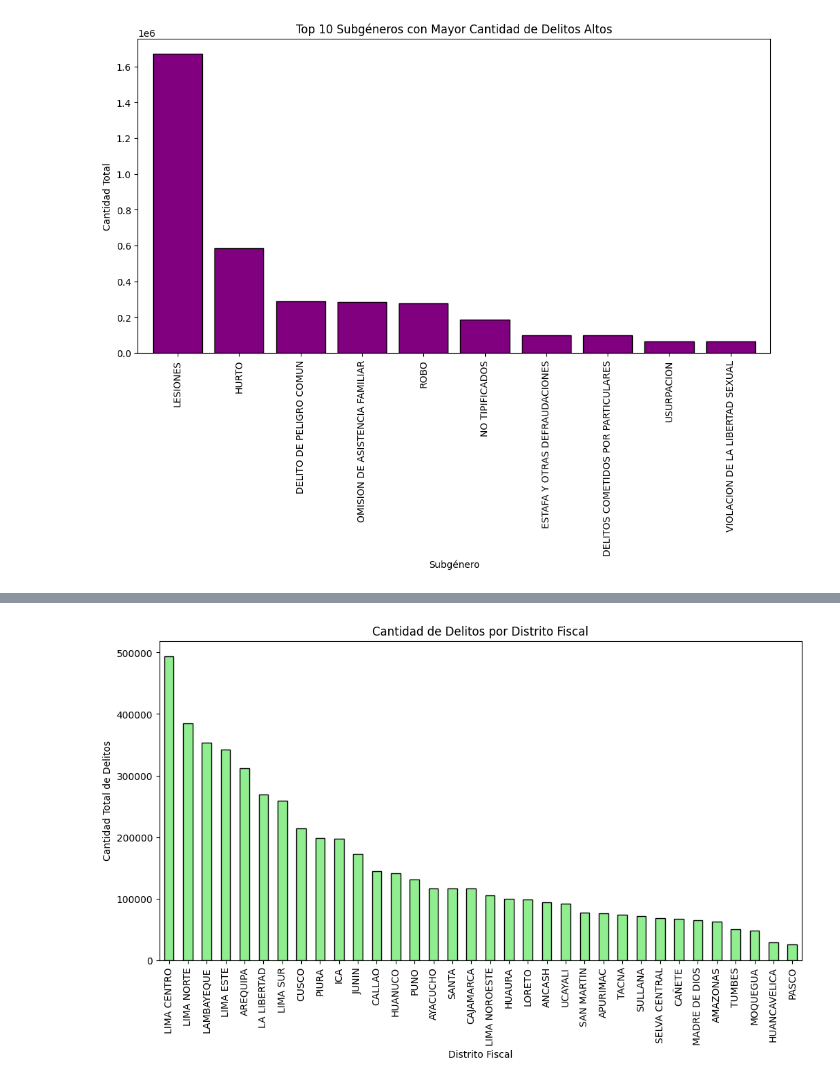
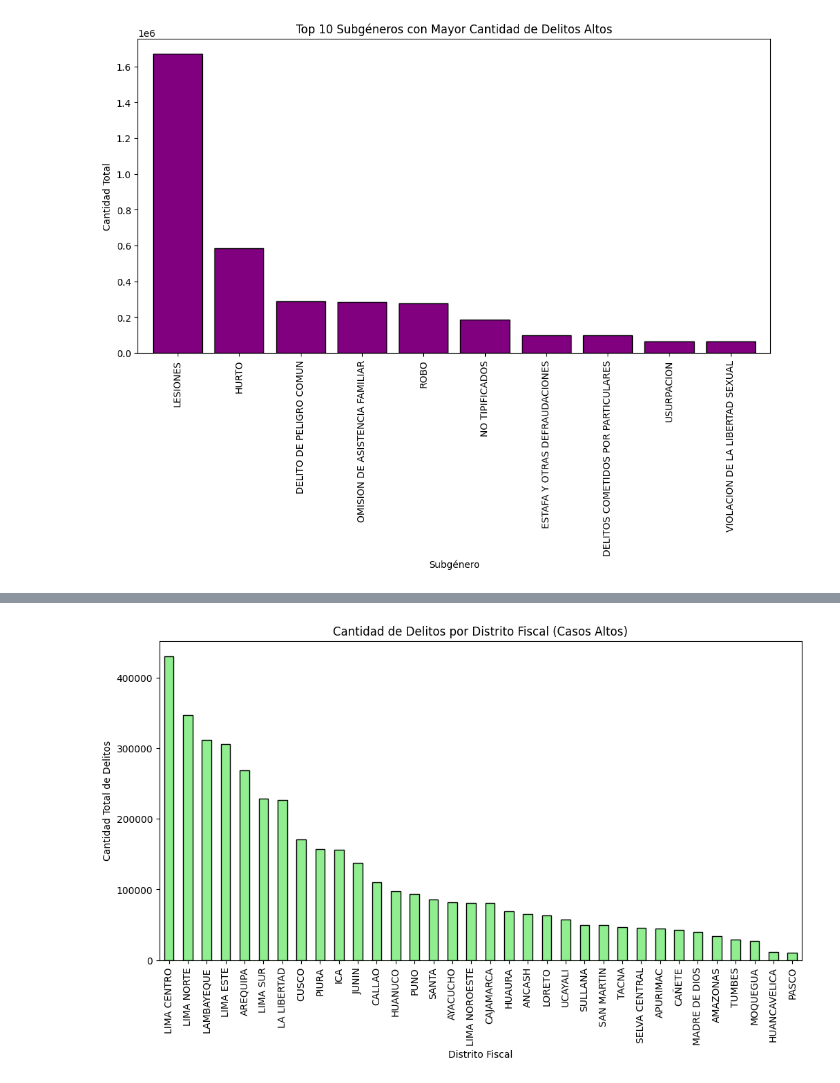
Before and after one commit to xKevO/Analisis_delitos_peru, a Jupyter notebook: delitos_peru.ipynb, the cells around one changed output, grey strips where cells are left out. Cells and saved outputs as stored; diff of their text form; code cells hidden in the pictures.

Commit message:
mejora en codigos y analisis de nube de palabras

```diff
--- a/delitos_peru.ipynb
+++ b/delitos_peru.ipynb
@@ -1,11 +1,11 @@
 # %% [markdown]
 # ANALISIS DE CRIMINALIDAD EN PERU UN ESTUDIO DE LOS ULTIMOS 4 AÑOS
 # %%
-import pandas as pd # type: ignore
+import pandas as pd
 import os
 
 # Ruta local en tu Mac donde tienes los archivos CSV
-folder_path = '/Users/kevinmr/Workspace/PORTAFOLIO/Analisis_delitos_peru/'
+folder_path = r'C:\Users\Workspace2\Criminalidad_peru\Analisis_delitos_peru'
 
 # Lista de archivos CSV
 file_names = ['delitos_2019.csv', 'delitos_2020.csv', 'delitos_2021.csv', 'delitos_2022.csv', 'delitos_2023.csv']
@@ -258,12 +291,15 @@ plt.show()
 # %%
-# Gráfico de barras para la cantidad de delitos por distrito fiscal
+# Agrupar por distrito fiscal en el subset filtrado y sumar la cantidad de delitos
+delitos_por_distrito = df_alta_cantidad.groupby('distrito_fiscal')['cantidad'].sum().sort_values(ascending=False)
+
+# Gráfico de barras para la cantidad de delitos por distrito fiscal en los casos altos
 plt.figure(figsize=(12, 6))
-df_delitos.groupby('distrito_fiscal')['cantidad'].sum().sort_values(ascending=False).plot(kind='bar', color='lightgreen', edgecolor='black')
-plt.title('Cantidad de Delitos por Distrito Fiscal')
+delitos_por_distrito.plot(kind='bar', color='lightgreen', edgecolor='black')
+plt.title('Cantidad de Delitos por Distrito Fiscal (Casos Altos)')
 plt.xlabel('Distrito Fiscal')
 plt.ylabel('Cantidad Total de Delitos')
 plt.xticks(rotation=90)
 plt.show()
 # %% [output]
-[figure, old version]
+[figure, new version]
 # %%
```
Also changed, not shown: parts of 9 cells of this notebook, 5 other files.
